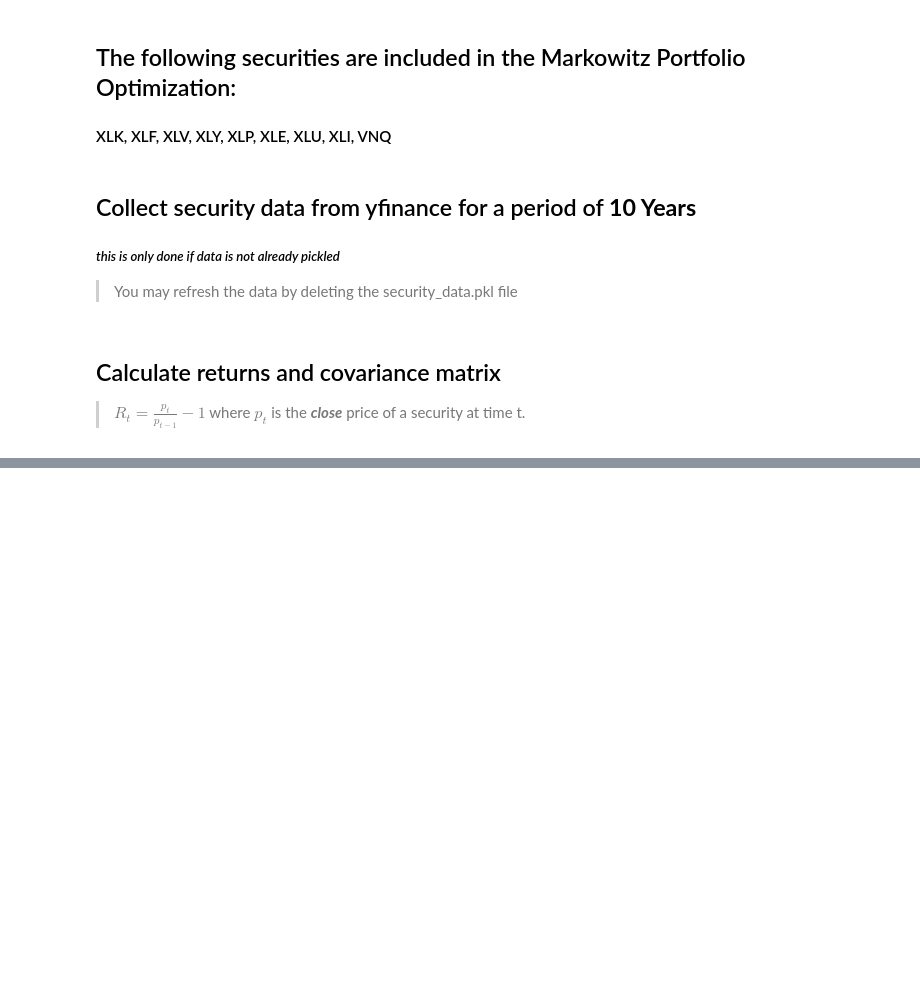
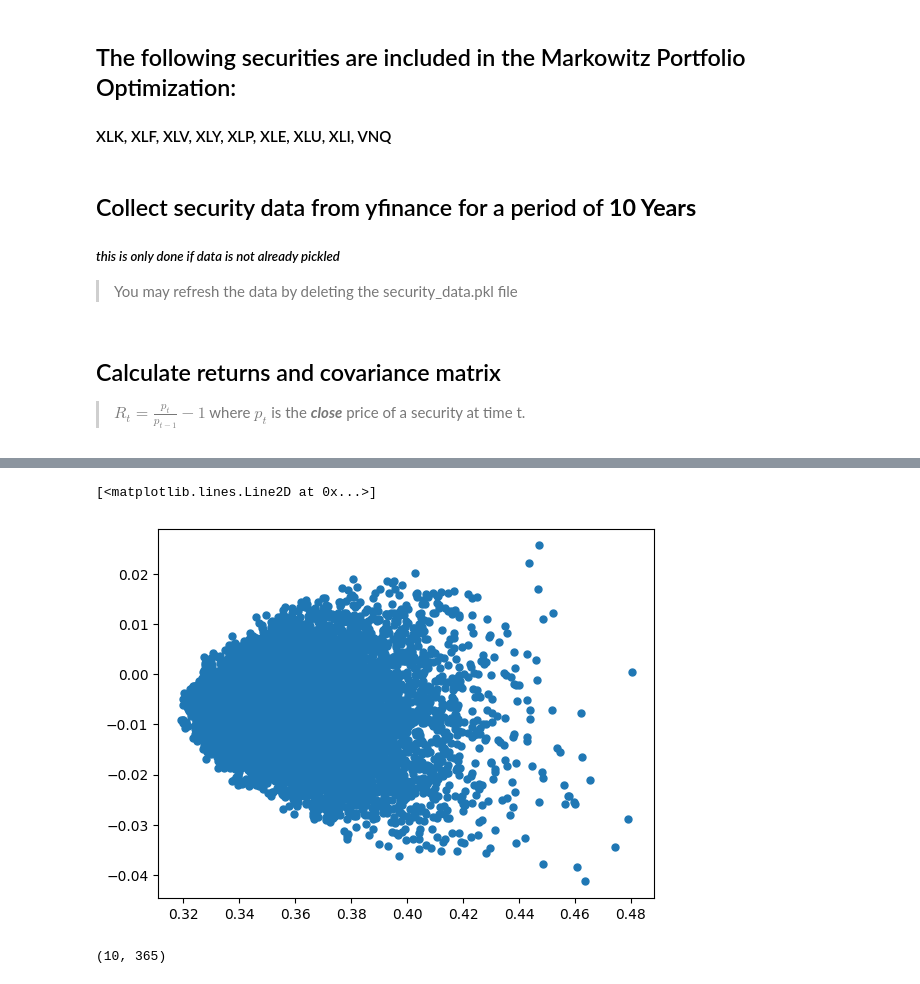
Before and after one commit to NookRitzia/Markowitz-Portfolio-Optimization, a Jupyter notebook: Markowitz Optimal Portfolio Weights.ipynb, the cells around one changed output, grey strips where cells are left out. Cells and saved outputs as stored; diff of their text form; code cells hidden in the pictures; blank space fills up the shorter version.

```diff
--- a/Markowitz Optimal Portfolio Weights.ipynb
+++ b/Markowitz Optimal Portfolio Weights.ipynb
@@ -55,0 +160,5 @@ matrix([[2.15176453e-04, 1.38668256e-04, 1.09086021e-04, 1.65280817e-04,
+# %%
+#gamma = 0.04
+constraints = [{'type': 'eq', 'fun': weights_constraint}, {'type': 'ineq', 'fun': variance_constraint, 'args': (gamma,)}]
+a = scipy.optimize.minimize(negated_backtest_1_arg, x0, bounds=bounds, constraints=constraints)
+print(a)
@@ -55,0 +246,38 @@ matrix([[2.15176453e-04, 1.38668256e-04, 1.09086021e-04, 1.65280817e-04,
+# %%
+def rand_weights(n):
+    ''' Produces n random weights that sum to 1 '''
+    k = np.random.rand(n)
+    return k / sum(k)
+
+def random_portfolio(returns):
+    '''
+    Returns the mean and standard deviation of returns for a random portfolio
+    '''
+
+    p = np.asmatrix(np.mean(returns, axis=1))
+    w = np.asmatrix(rand_weights(returns.shape[0]))
+    C = np.asmatrix(np.cov(returns))
+
+    mu = w * p.T
+    sigma = np.sqrt(w * C * w.T)
+
+    # This recursion reduces outliers to keep plots pretty
+    if sigma > 2:
+        return random_portfolio(returns)
+    return mu, sigma
+# %%
+return_vec = np.random.randn(10, 365)
+n_portfolios = 10000
+means, stds = np.column_stack([
+    random_portfolio(return_vec)
+    for _ in range(n_portfolios)
+])
+# %%
+plt.plot(stds, means, 'o', markersize=5)
+# %% [output]
+[<matplotlib.lines.Line2D at 0x...>]
+[figure, added]
+# %%
+return_vec.shape
+# %% [output]
+(10, 365)
```
Also changed, not shown: parts of 16 cells of this notebook, 2 other files.
